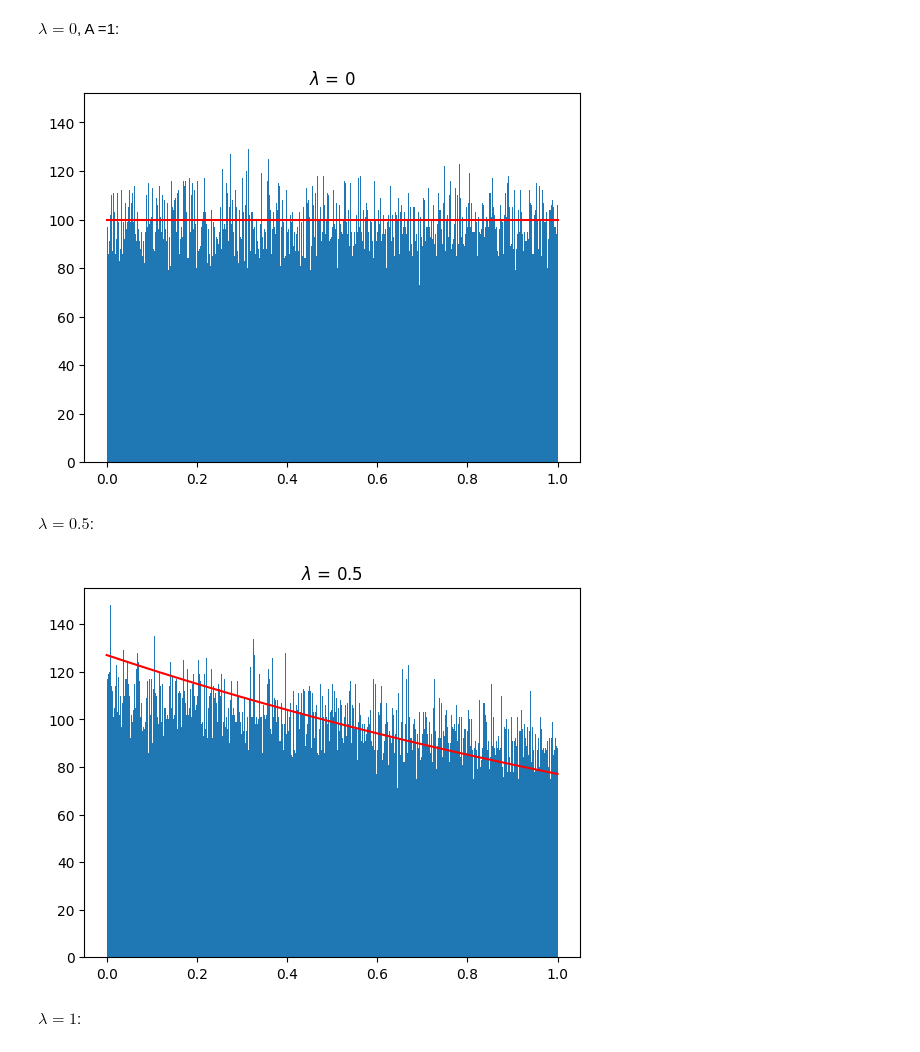
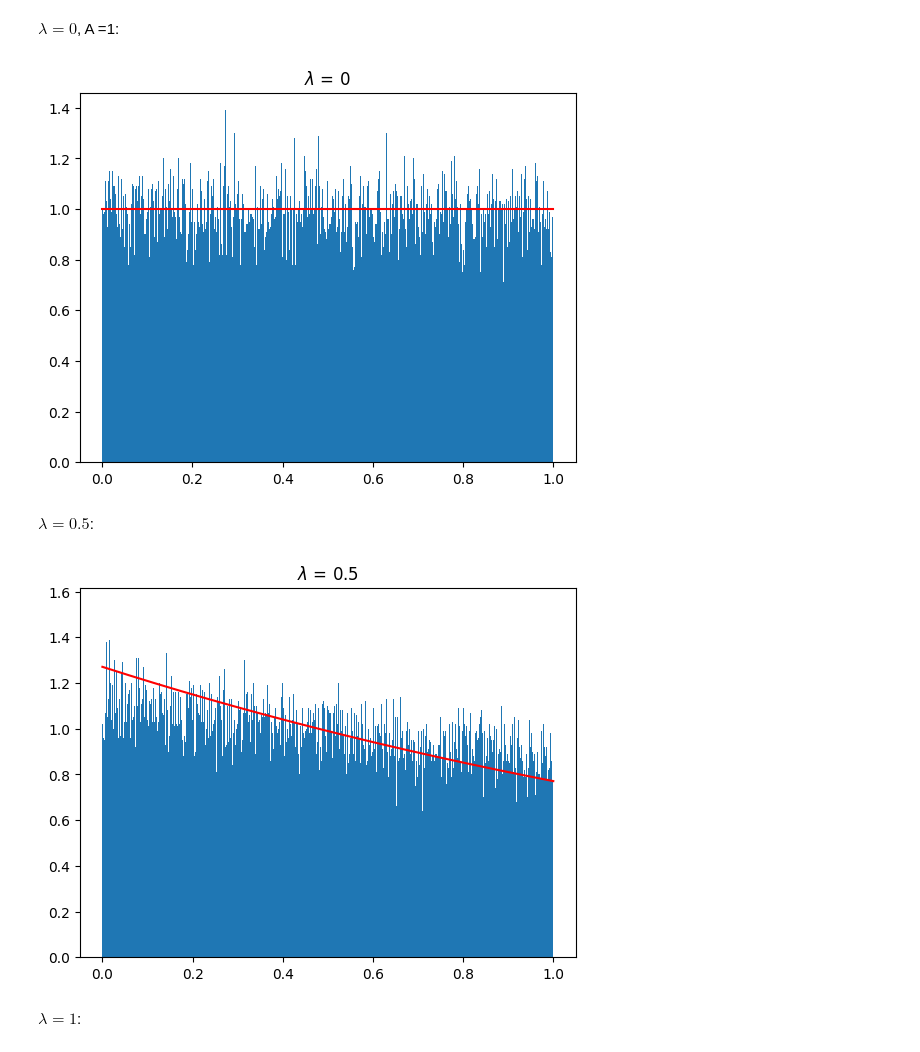
Before and after one commit to LeeYee2002/Computational-Physics-HW, a Jupyter notebook: HW2.ipynb, the cells around one changed output. Saved outputs shown, nothing was run; the diff lists cells and outputs as text; code cells hidden in the pictures.

```diff
--- a/HW2.ipynb
+++ b/HW2.ipynb
@@ -65,7 +65,7 @@ import math
 
 e = math.e
 
-sequemce_time = 1000000
+sequemce_time = 10**6
 lambda_lst = [0, 0.5, 1, 2]
 result_2_2 = [np.empty(sequemce_time), np.empty(sequemce_time), np.empty(sequemce_time), np.empty(sequemce_time)]
 index_of_lambda = 0 #from 0 to start
@@ -136,27 +136,28 @@ def p(x,l):
 # %% [markdown]
 $\lambda = 0$, A =1:
 # %%
-x = np.linspace(0,1,1000)
-#print(x)
-y = p(x,0)
-plt.plot(x,100*y , color='r')
-plt.hist(result_2_2[0],bins=10000)
+import numpy as np
+import matplotlib.pyplot as plt
+x_0 = np.linspace(0,1,1000)
+y_0 = p(x_0,0)
+
+#x = np.random.uniform(low = 0.0,high=1.0, size=10000)
+plt.plot(x_0,y_0 , color='r')
+plt.hist(result_2_2[0],bins =10000,density= True ) #we normalize our counting number
 plt.title("$\lambda$ = 0")
 plt.show()
 # %% [output]
-[figure, old version]
+[figure, new version]
 # %% [markdown]
 $\lambda = 0.5$:
 # %%
-x = np.linspace(0,1,1000)
-#print(x)
-y = p(x,0.5)
-plt.plot(x,100*y , color='r')
-plt.hist(result_2_2[1],bins=10000)
+y_0 = p(x_0,0.5)
+plt.plot(x_0,y_0, color='r')
+plt.hist(result_2_2[1],bins=10000, density=True)
 plt.title("$\lambda$ = 0.5")
 plt.show()
 # %% [output]
-[figure, old version]
+[figure, new version]
 # %% [markdown]
 $\lambda = 1$:
 # %%
```
Also changed, not shown: parts of 9 cells of this notebook.
